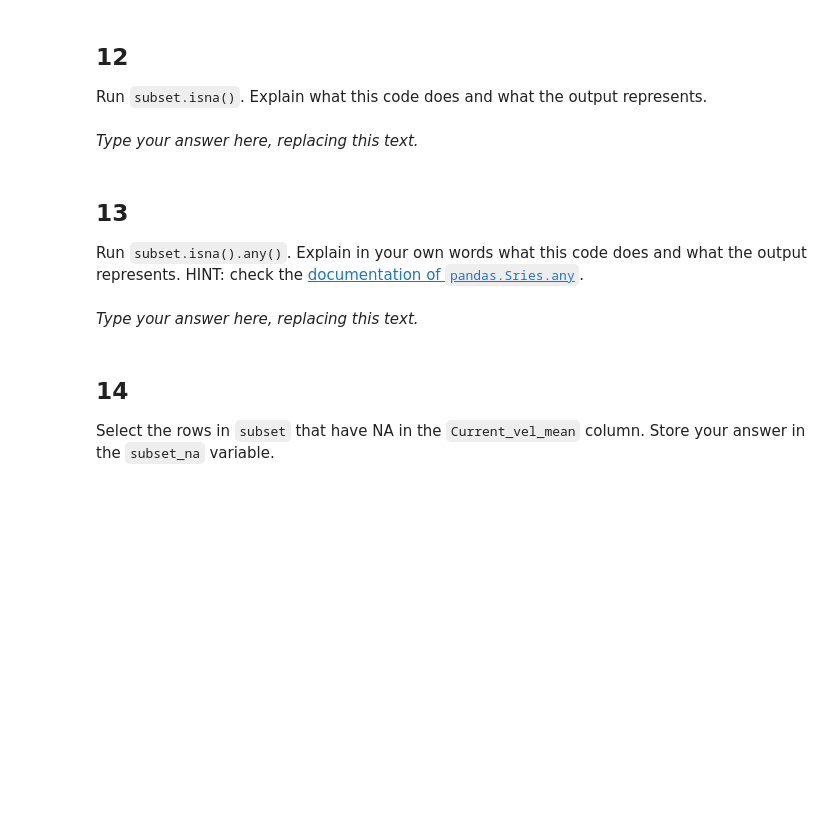
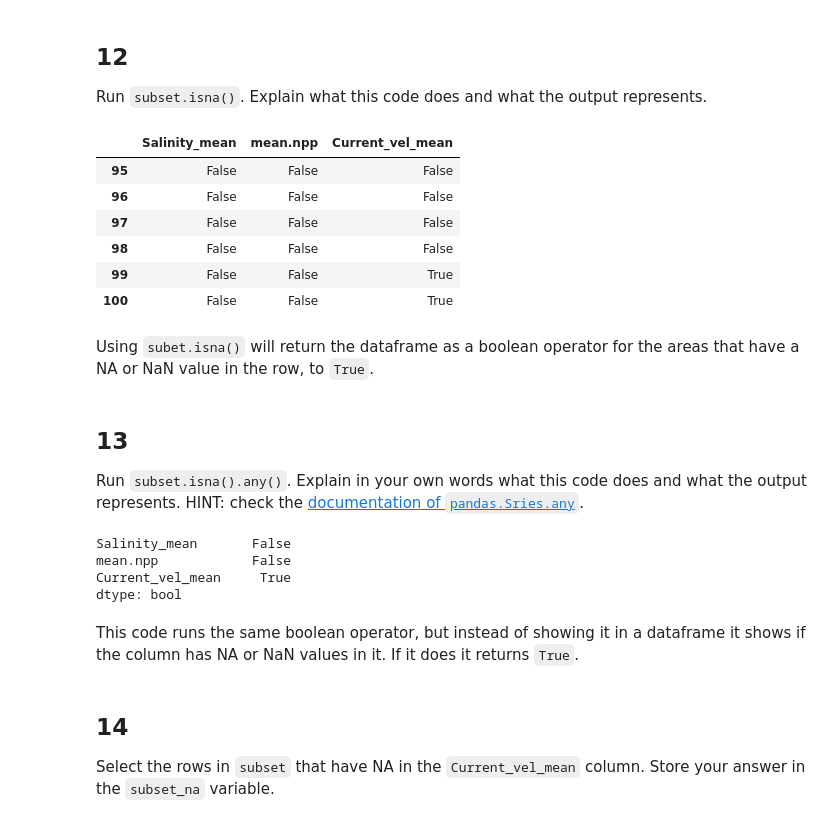
Before and after one commit to marietolteca00/eds220-hwk1, a Jupyter notebook: task2/hwk1-task2-corals.ipynb, the cells around one changed output. Drawn from its saved outputs; the diff is of its cells as text; code cells hidden in the pictures; blank space fills up the shorter version.

```diff
--- a/task2/hwk1-task2-corals.ipynb
+++ b/task2/hwk1-task2-corals.ipynb
@@ -280,3 +267,9 @@ subset =
+# %%
+subset = coral_div.iloc[
+    # selecting numbers of rows
+    95:101,
+    # selecting the columns 'Salinity_mean',etc.
+    [16,19,27]]
 # %%
 # View the dataframe
 subset
@@ -288,8 +291,18 @@ grader.check("q11")
 ## 12
 
 Run `subset.isna()`. Explain what this code does and what the output represents.
-# %% [markdown]
-_Type your answer here, replacing this text._
+# %%
+subset.isna()
+# %% [output]
+|  | Salinity_mean | mean.npp | Current_vel_mean |
+| 95 | False | False | False |
+| 96 | False | False | False |
+| 97 | False | False | False |
+| 98 | False | False | False |
+| 99 | False | False | True |
+| 100 | False | False | True |
+# %% [markdown]
+Using `subet.isna()` will return the dataframe as a boolean operator for the areas that have a NA or NaN value in the row, to `True`.
 # %% [markdown]
 <!-- END QUESTION -->
 
@@ -297,8 +310,15 @@ _Type your answer here, replacing this text._
 
 ## 13
 Run `subset.isna().any()`. Explain in your own words what this code does and what the output represents. HINT: check the [documentation of `pandas.Sries.any`](https://pandas.pydata.org/docs/reference/api/pandas.Series.any.html).
-# %% [markdown]
-_Type your answer here, replacing this text._
+# %%
+subset.isna().any()
+# %% [output]
+Salinity_mean       False
+mean.npp            False
+Current_vel_mean     True
+dtype: bool
+# %% [markdown]
+This code runs the same boolean operator, but instead of showing it in a dataframe it shows if the column has NA or NaN values in it. If it does it returns `True`.
 # %% [markdown]
 <!-- END QUESTION -->
 
```
Also changed, not shown: parts of 9 cells of this notebook.
